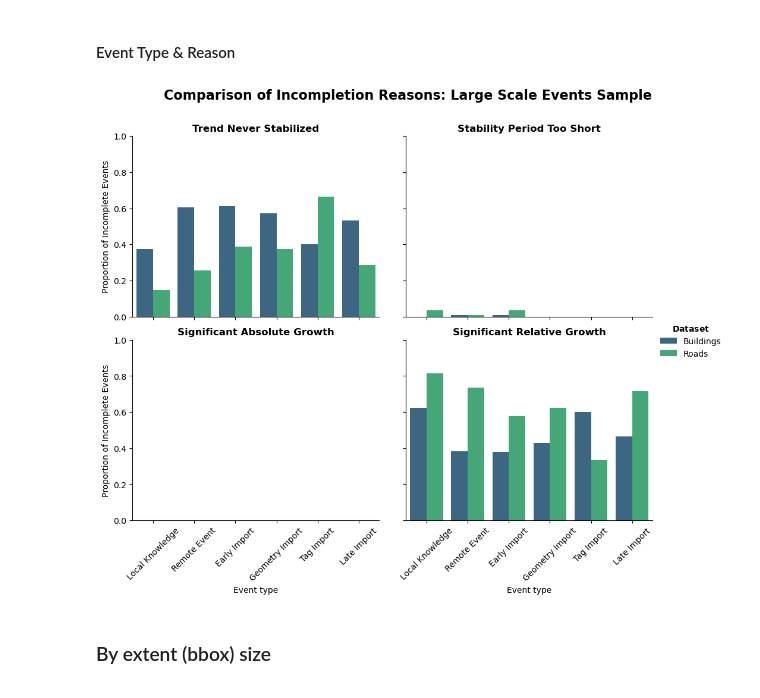
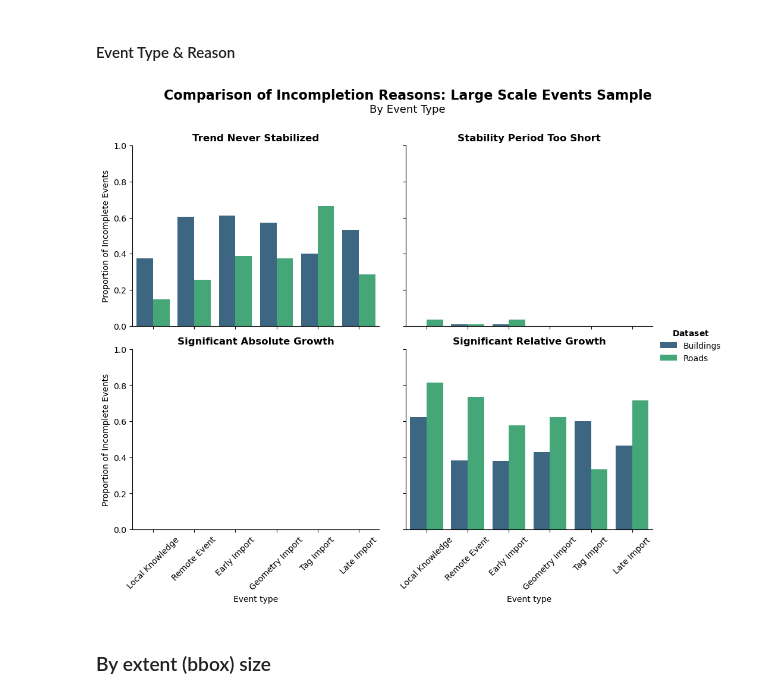
Before and after one commit to Geo-Cultural-Informatics-Lab/OSM-Feature-Completeness, a Jupyter notebook: 6) success statistics for events/success_statistics_events_export.ipynb, the cells around one changed output. Drawn from its saved outputs; the diff is of its cells as text; code cells hidden in the pictures.

```diff
--- a/6) success statistics for events/success_statistics_events_export.ipynb
+++ b/6) success statistics for events/success_statistics_events_export.ipynb
@@ -735,35 +725,37 @@ g = sns.catplot(
     height=4,
     aspect=1.2
 )
 
 g.set(ylim=(0, 1)) # Fix y axis limits to 0-100% for better comparison
 g.set_titles(col_template="{col_name}", fontweight='bold') # Set column titles
 
 # Set Y-axis to percentage format for clarity
 for ax in g.axes.flat:
     # Get the current title
     current_title = ax.get_title().split('= ')[-1]
     # Map to new name and make bold
     new_title = reason_map.get(current_title, current_title)
     ax.set_title(new_title, fontweight='bold', fontsize=12)
 
     # Label the X-axis
     ax.tick_params(axis='x', labelrotation=45)
 
     # Label the Y-axis
     ax.set_ylabel("Proportion of Incomplete Events")
 
 # Adjust legend title
 g._legend.set_title(r"$\bf{Dataset}$")
 
 # Add general title
 plt.subplots_adjust(top=0.88) # Make room for the suptitle
 g.fig.suptitle('Comparison of Incompletion Reasons: Large Scale Events Sample',
-               fontsize=16, fontweight='bold')
+               fontsize=16, fontweight='bold', y=1)
+g.fig.text(0.5, 0.95, 'By Event Type',
+           ha='center', fontsize=13)
 
 plt.show()
 # %% [output]
-[figure, old version]
+[figure, new version]
 # %% [markdown]
 ### By extent (bbox) size
 # %% [markdown]
```
Also changed, not shown: parts of 20 cells of this notebook.
